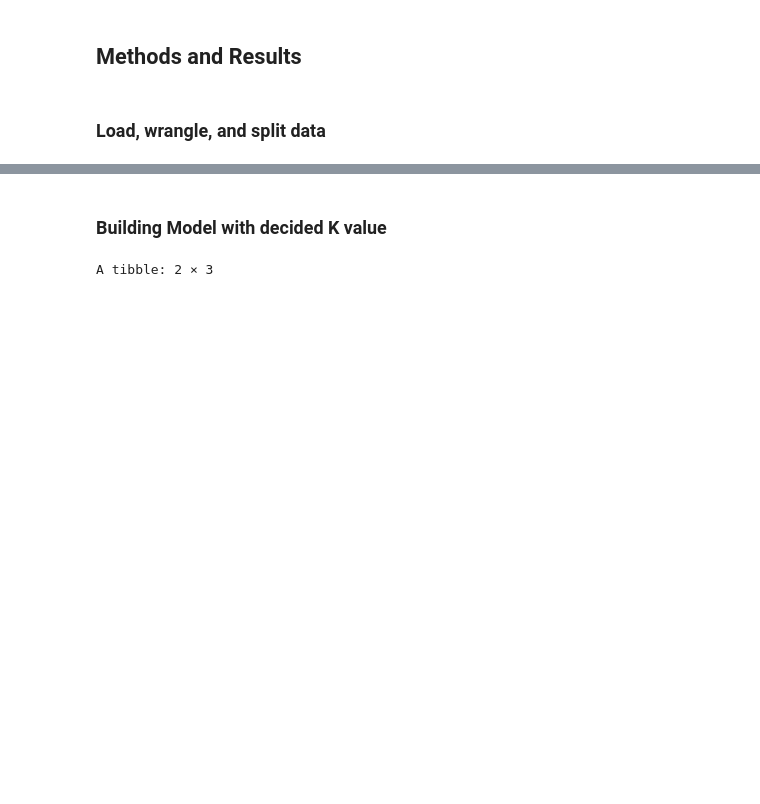
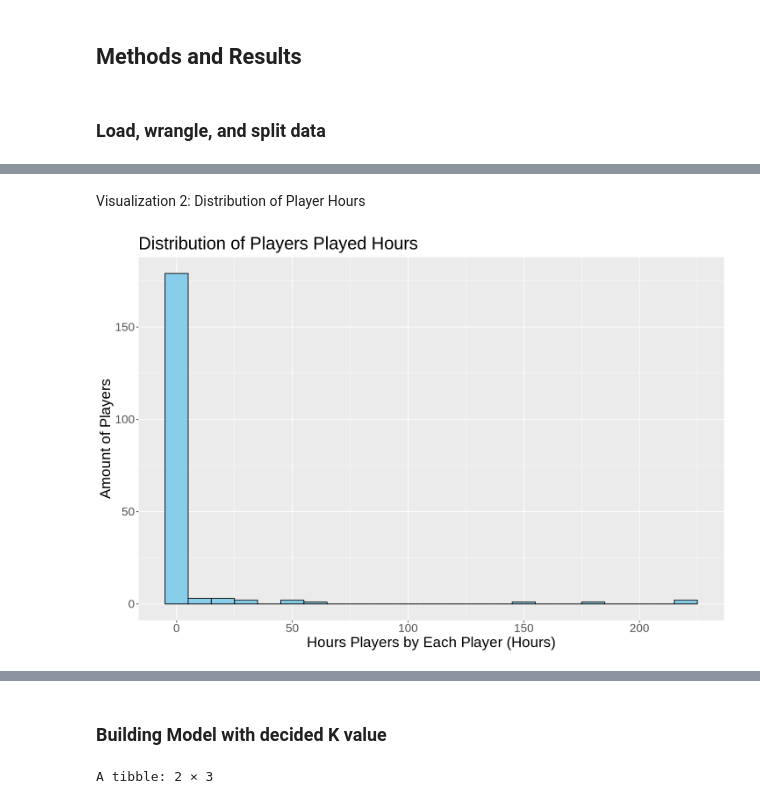
Before and after one commit to alanainvancouver-byte/DSCI100-Project_Group_Portion, a Jupyter notebook: Untitled.ipynb, the cells around one changed output, grey strips where cells are left out. Saved outputs shown, nothing was run; the diff lists cells and outputs as text; code cells hidden in the pictures; blank space fills up the shorter version.

```diff
--- a/Untitled.ipynb
+++ b/Untitled.ipynb
@@ -75,0 +106,16 @@ A tibble: 145 × 3
+# %% [markdown]
+Visualization 2: Distribution of Player Hours
+# %%
+options(repr.plot.width = 12, repr.plot.height = 8)
+
+dist_player_hours <- player_data |>
+    ggplot(aes(x = played_hours)) +
+    geom_histogram(binwidth = 10, fill = "skyblue", color = "black") +
+    labs(x = "Hours Players by Each Player (Hours)",
+         y = "Amount of Players") +
+    ggtitle("Distribution of Players Played Hours") +
+     theme(text = element_text(size=20))
+
+dist_player_hours
+# %% [output]
+[figure, added]
```
Also changed, not shown: parts of 17 cells of this notebook.
